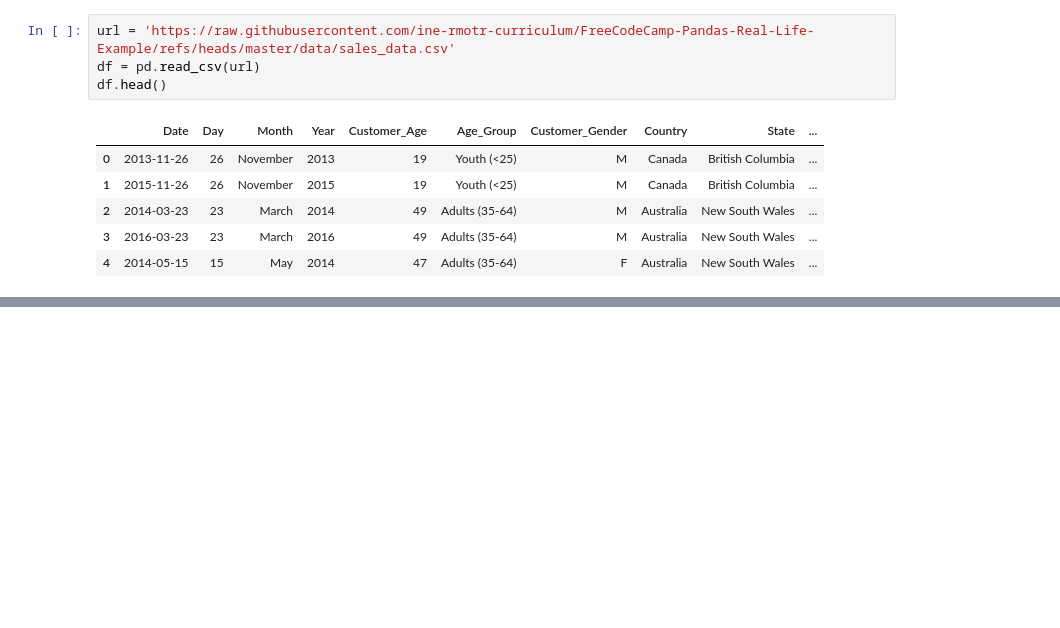
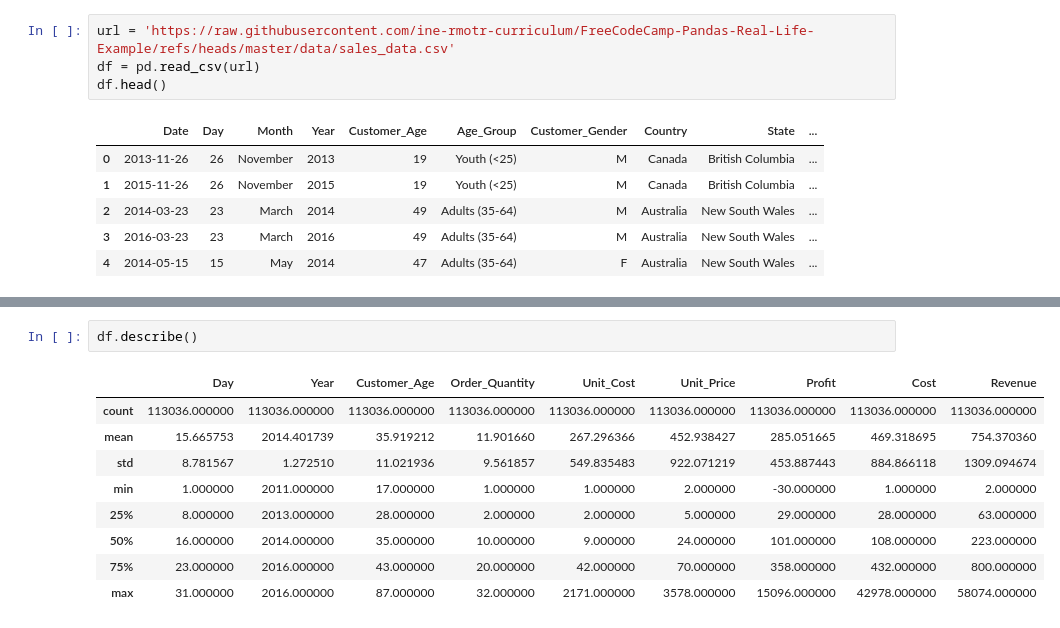
Before and after one commit to ab-hi08/Ice-Cream, a Jupyter notebook: notebooks/colab-github-demo.ipynb, the cells around one changed output, grey strips where cells are left out. Drawn from its saved outputs; the diff is of its cells as text; blank space fills up the shorter version.

```diff
--- a/notebooks/colab-github-demo.ipynb
+++ b/notebooks/colab-github-demo.ipynb
@@ -82,0 +103,12 @@ df.head()
+# %%
+df.describe()
+# %% [output]
+|  | Day | Year | Customer_Age | Order_Quantity | Unit_Cost | Unit_Price | Profit | Cost | Revenue |
+| count | 113036.000000 | 113036.000000 | 113036.000000 | 113036.000000 | 113036.000000 | 113036.000000 | 113036.000000 | 113036.000000 | 113036.000000 |
+| mean | 15.665753 | 2014.401739 | 35.919212 | 11.901660 | 267.296366 | 452.938427 | 285.051665 | 469.318695 | 754.370360 |
+| std | 8.781567 | 1.272510 | 11.021936 | 9.561857 | 549.835483 | 922.071219 | 453.887443 | 884.866118 | 1309.094674 |
+| min | 1.000000 | 2011.000000 | 17.000000 | 1.000000 | 1.000000 | 2.000000 | -30.000000 | 1.000000 | 2.000000 |
+| 25% | 8.000000 | 2013.000000 | 28.000000 | 2.000000 | 2.000000 | 5.000000 | 29.000000 | 28.000000 | 63.000000 |
+| 50% | 16.000000 | 2014.000000 | 35.000000 | 10.000000 | 9.000000 | 24.000000 | 101.000000 | 108.000000 | 223.000000 |
+| 75% | 23.000000 | 2016.000000 | 43.000000 | 20.000000 | 42.000000 | 70.000000 | 358.000000 | 432.000000 | 800.000000 |
+| max | 31.000000 | 2016.000000 | 87.000000 | 32.000000 | 2171.000000 | 3578.000000 | 15096.000000 | 42978.000000 | 58074.000000 |
```
Also changed, not shown: parts of 8 cells of this notebook.
